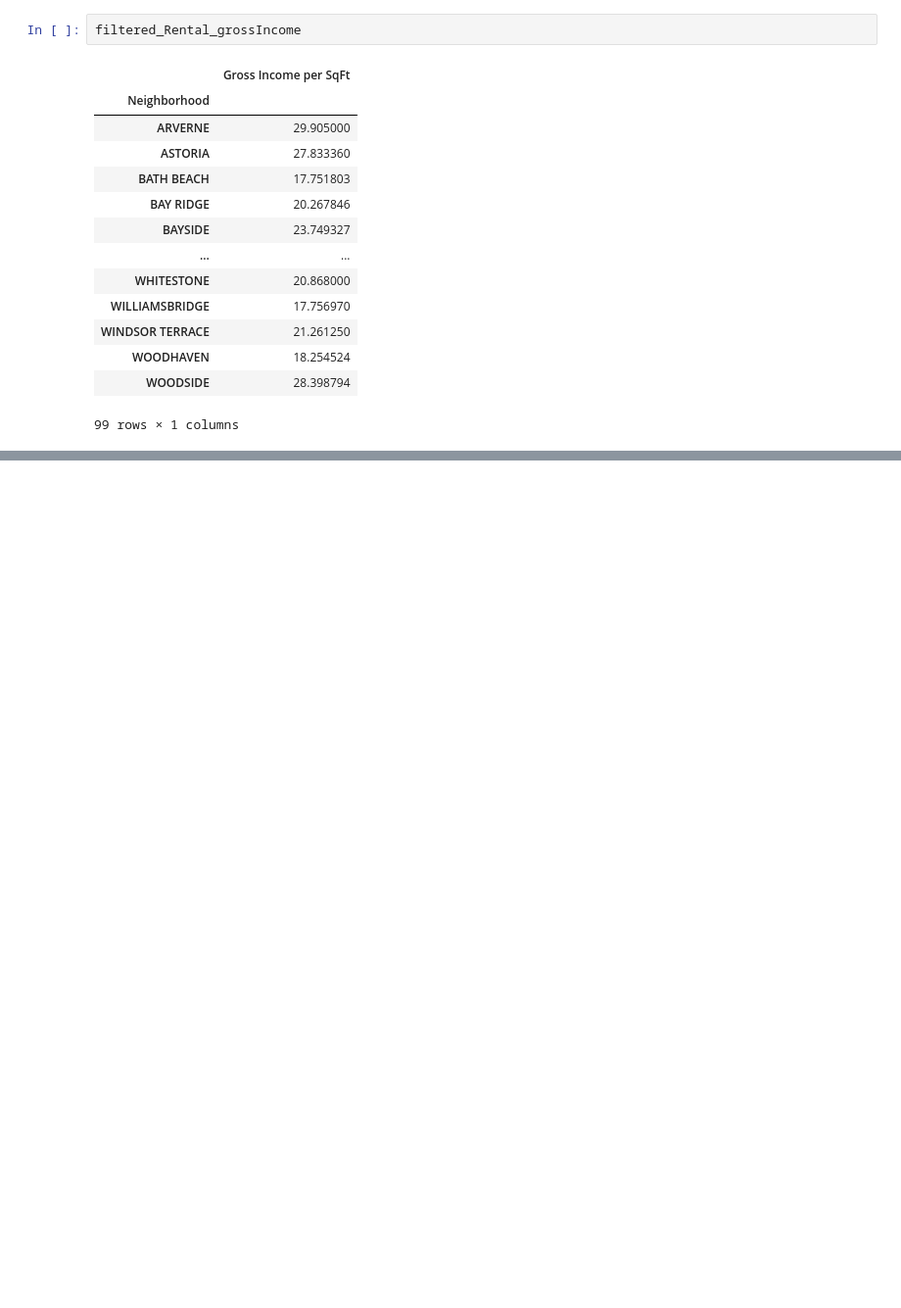
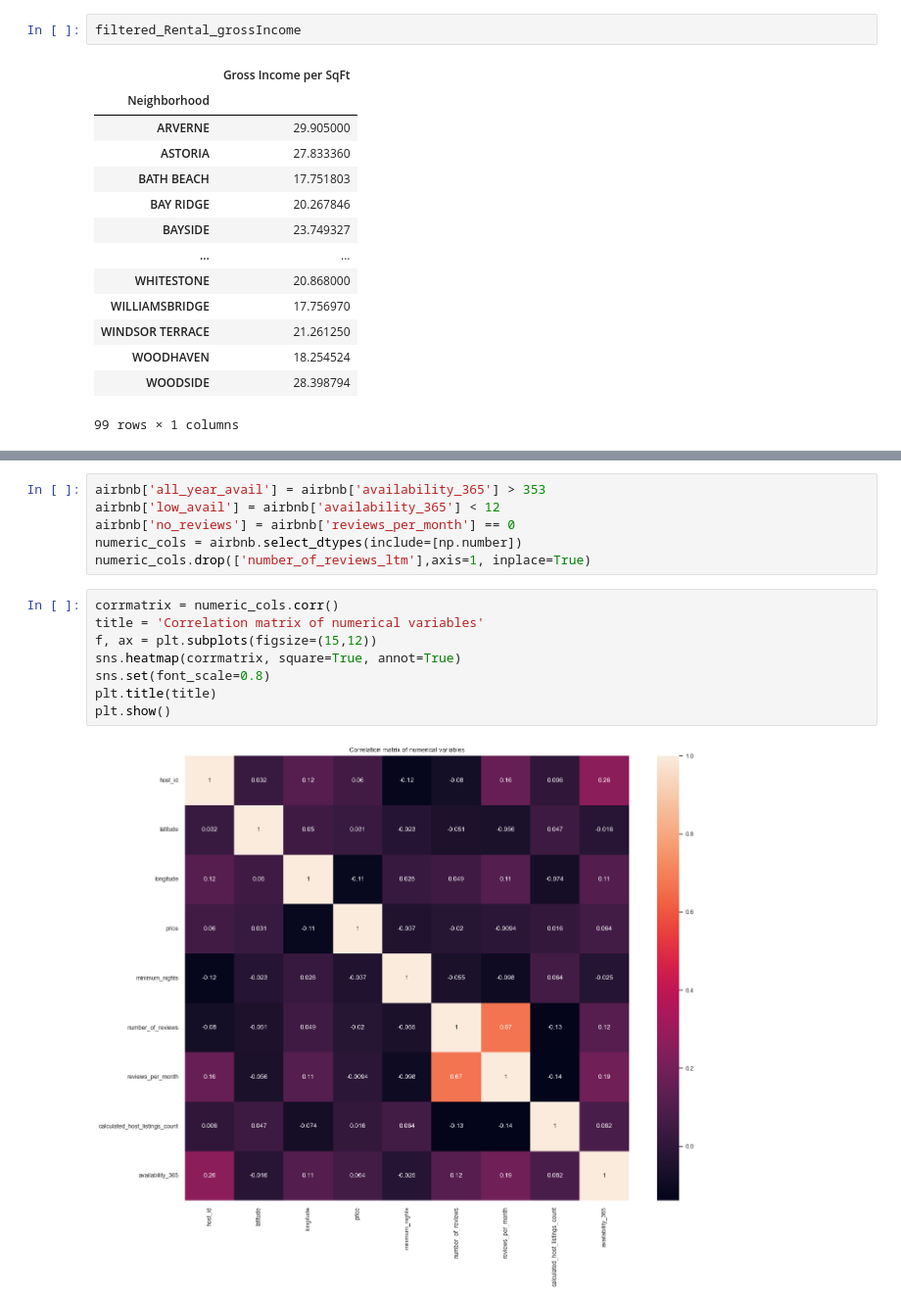
Before and after one commit to colorpool/FinalPro_NYCAirbnb, a Jupyter notebook: Airbnb_2023_11.ipynb, the cells around one changed output, grey strips where cells are left out. Shown at 98% size. Cells and saved outputs as stored; diff of their text form; blank space fills up the shorter version.

Commit message:
Finish Correlation Analysis

```diff
--- a/Airbnb_2023_11.ipynb
+++ b/Airbnb_2023_11.ipynb
@@ -488,0 +498,16 @@ filtered_Rental_grossIncome
+# %%
+airbnb['all_year_avail'] = airbnb['availability_365'] > 353
+airbnb['low_avail'] = airbnb['availability_365'] < 12
+airbnb['no_reviews'] = airbnb['reviews_per_month'] == 0
+numeric_cols = airbnb.select_dtypes(include=[np.number])
+numeric_cols.drop(['number_of_reviews_ltm'],axis=1, inplace=True)
+# %%
+corrmatrix = numeric_cols.corr()
+title = 'Correlation matrix of numerical variables'
+f, ax = plt.subplots(figsize=(15,12))
+sns.heatmap(corrmatrix, square=True, annot=True)
+sns.set(font_scale=0.8)
+plt.title(title)
+plt.show()
+# %% [output]
+[figure, added]
```
Also changed, not shown: parts of 15 cells of this notebook, 9 other files.
